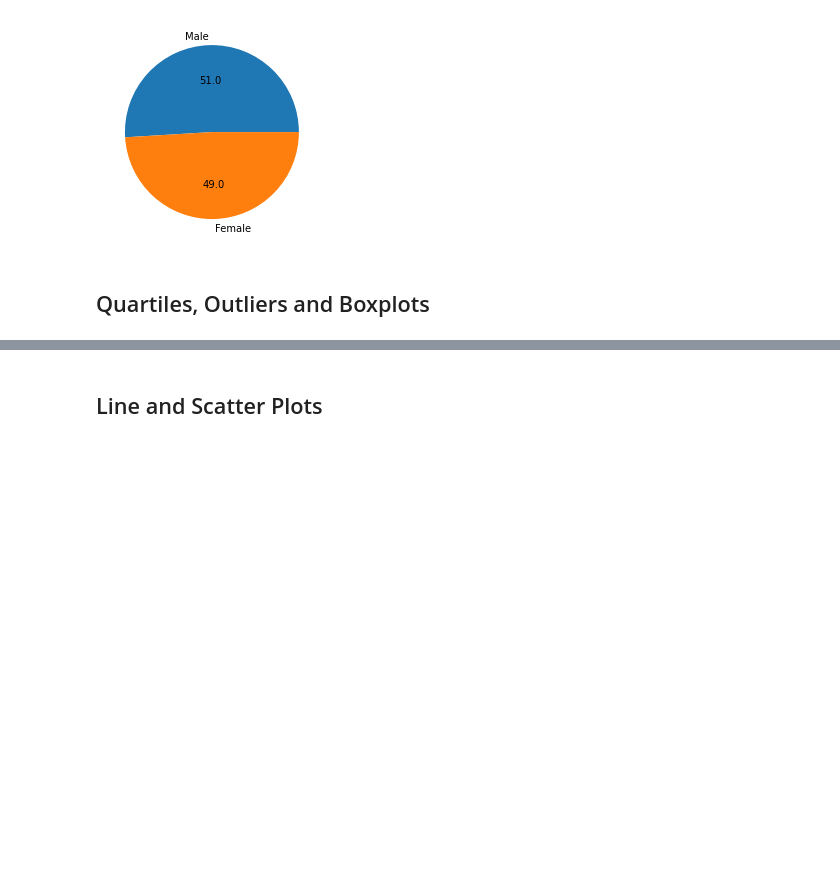
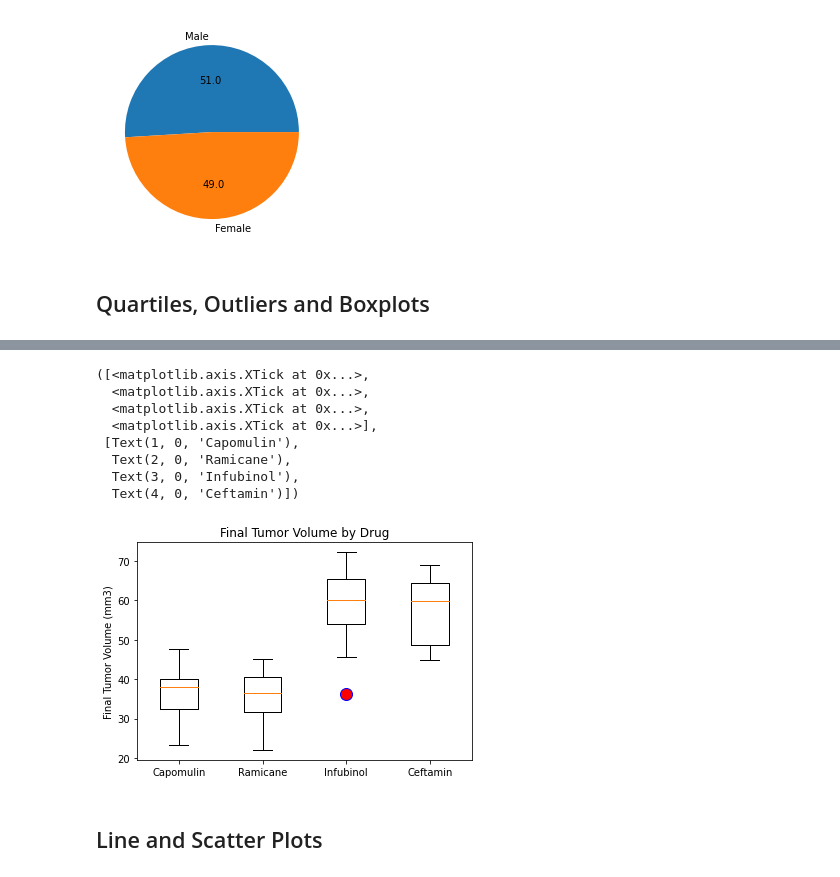
Before and after one commit to GE73-data/Matplotlib_Homework, a Jupyter notebook: Glo_pymaceuticals_starter.ipynb, the cells around one changed output, grey strips where cells are left out. Drawn from its saved outputs; the diff is of its cells as text; code cells hidden in the pictures; blank space fills up the shorter version.

```diff
--- a/Glo_pymaceuticals_starter.ipynb
+++ b/Glo_pymaceuticals_starter.ipynb
@@ -254,17 +266,27 @@ SyntaxError: invalid syntax (<ipython-input-38-454b22fee90d>, line 3)
 # %%
 # Put treatments into a list for for loop (and later for plot labels)
+for drugs in drugs:
+    temporary_df = merged_clean_df.loc[merged_clean_df["Drug Regimen"] == drugs]
+   # add subset
+    last_volume_df = temporary_df.loc[temporary_df["Timepoint"]==temporary_df["max_timepoint"]]
+
+    # Create empty list to fill with tumor vol data (for plotting)
+    values = last_volume_df['Tumor Volume (mm3)']
+    drug_values.append(values)
 
 
-# Create empty list to fill with tumor vol data (for plotting)
+ # Calculate the IQR and quantitatively determine if there are any potential outliers.
+    quartiles = values.quantile([.25,.5,.75])
+    lowerq = quartiles[0.25]
+    upperq = quartiles[0.75]
+    iqr = upperq-lowerq
+    print(f'IQR for {drugs}: {iqr}')
 
 
-# Calculate the IQR and quantitatively determine if there are any potential outliers.
+# Locate the rows which contain mice on each drug and get the tumor volumes
 
-
-    # Locate the rows which contain mice on each drug and get the tumor volumes
-
-
-    # add subset
-
-
-    # Determine outliers using upper and lower bounds
+# Determine outliers using upper and lower bounds
+    lower_bound = lowerq - (1.5*iqr)
+    upper_bound = upperq + (1.5*iqr)
+    print(f'Lower Bound for {drugs}: {lower_bound}')
+    print(f'Upper Bound for {drugs}: {upper_bound}')
@@ -273,2 +306,24 @@ SyntaxError: invalid syntax (<ipython-input-38-454b22fee90d>, line 3)
+# %%
+# Generate a box plot of the final tumor volume of each mouse across four regimens of interest
+#Outliers on boxplot for visibility
+flierprops = dict(marker='o', markerfacecolor='r', markersize=12, linestyle='none', markeredgecolor='b')
+
+#plot the boxplot
+plt.boxplot(drug_values, flierprops=flierprops)
+
+#titles & labels
+plt.title ("Final Tumor Volume by Drug")
+plt.ylabel ("Final Tumor Volume (mm3)")
+plt.xticks ([1, 2, 3, 4], ["Capomulin", "Ramicane", "Infubinol", "Ceftamin"])
+# %% [output]
+([<matplotlib.axis.XTick at 0x...>,
+  <matplotlib.axis.XTick at 0x...>,
+  <matplotlib.axis.XTick at 0x...>,
+  <matplotlib.axis.XTick at 0x...>],
+ [Text(1, 0, 'Capomulin'),
+  Text(2, 0, 'Ramicane'),
+  Text(3, 0, 'Infubinol'),
+  Text(4, 0, 'Ceftamin')])
+[figure, added]
 # %% [markdown]
 ## Line and Scatter Plots
```
Also changed, not shown: parts of 10 cells of this notebook.
